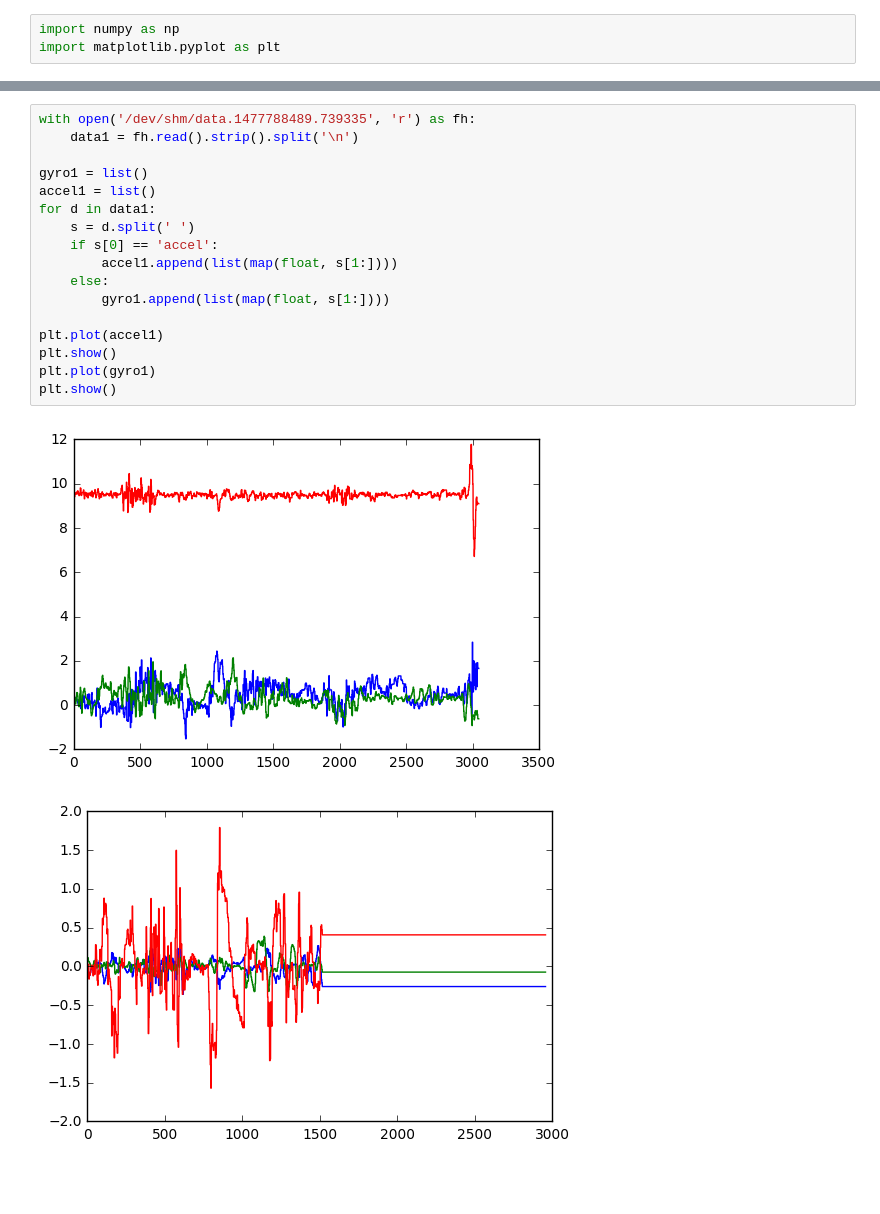
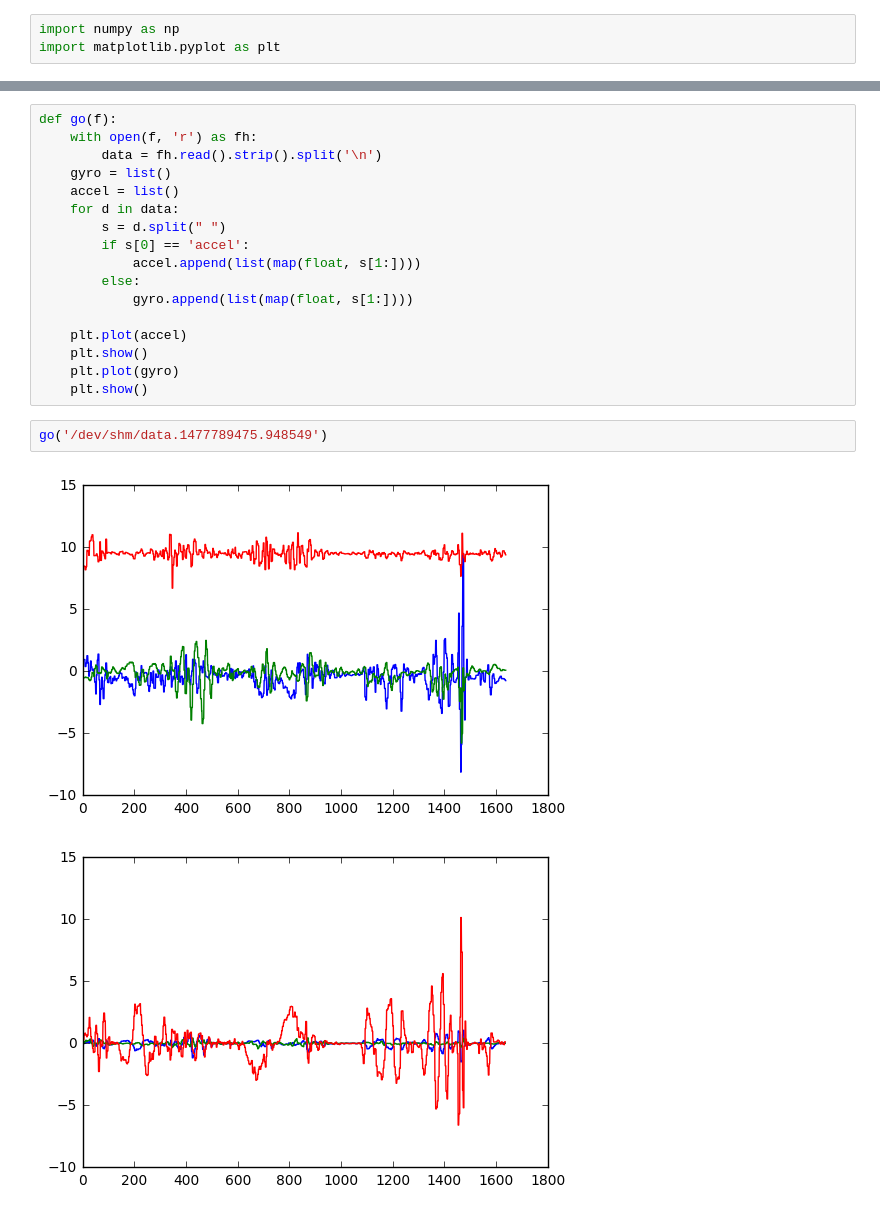
Before and after one commit to floryst/SelfieGolf, a Jupyter notebook: data/selfie golf accel.ipynb, the cells around one changed output, grey strips where cells are left out. Cells and saved outputs as stored; diff of their text form; blank space fills up the shorter version.

```diff
--- a/data/selfie golf accel.ipynb
+++ b/data/selfie golf accel.ipynb
@@ -72,20 +4,22 @@ plt.show()
 # %%
-with open('/dev/shm/data.1477788489.739335', 'r') as fh:
-    data1 = fh.read().strip().split('\n')
+def go(f):
+    with open(f, 'r') as fh:
+        data = fh.read().strip().split('\n')
+    gyro = list()
+    accel = list()
+    for d in data:
+        s = d.split(" ")
+        if s[0] == 'accel':
+            accel.append(list(map(float, s[1:])))
+        else:
+            gyro.append(list(map(float, s[1:])))
 
-gyro1 = list()
-accel1 = list()
-for d in data1:
-    s = d.split(' ')
-    if s[0] == 'accel':
-        accel1.append(list(map(float, s[1:])))
-    else:
-        gyro1.append(list(map(float, s[1:])))
-
-plt.plot(accel1)
-plt.show()
-plt.plot(gyro1)
-plt.show()
+    plt.plot(accel)
+    plt.show()
+    plt.plot(gyro)
+    plt.show()
-# %% [output]
-[figure, removed]
-[figure, removed]
+# %%
+go('/dev/shm/data.1477789475.948549')
+# %% [output]
+[figure, added]
+[figure, added]
```
Also changed, not shown: parts of 2 cells of this notebook.
